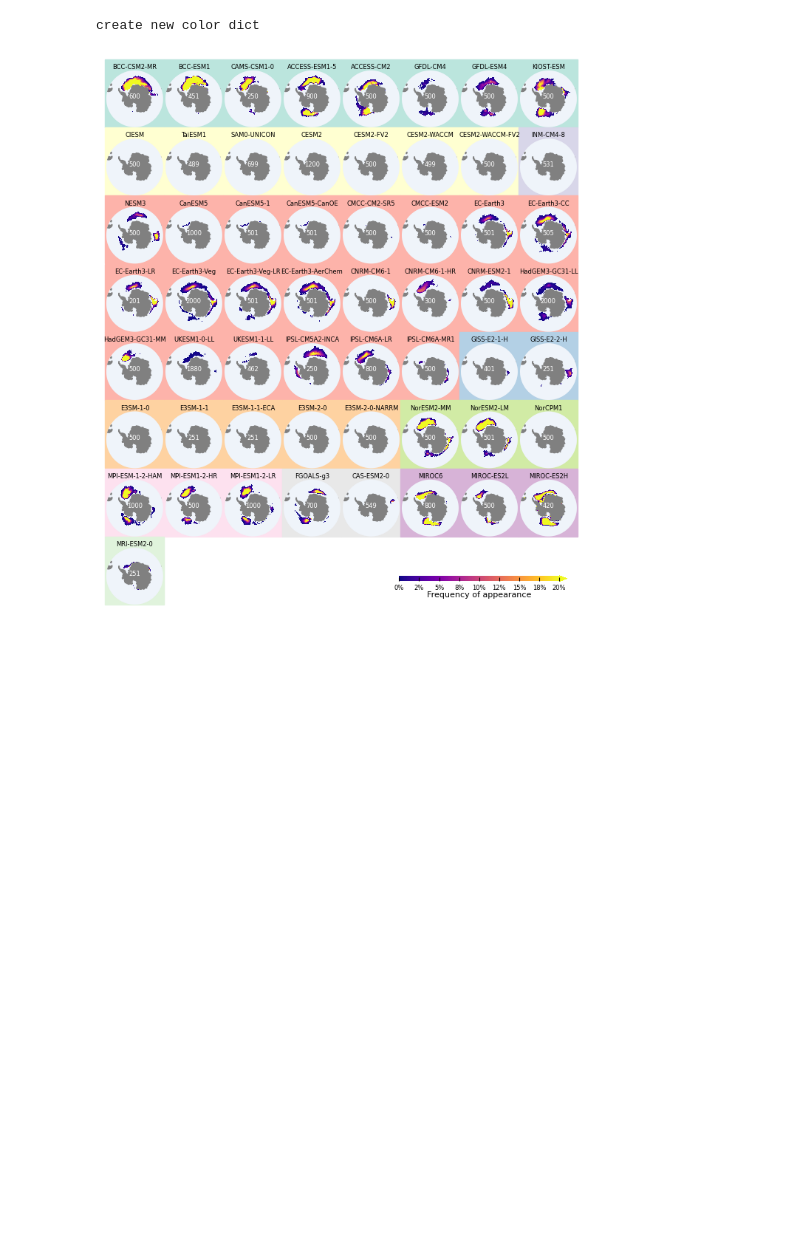
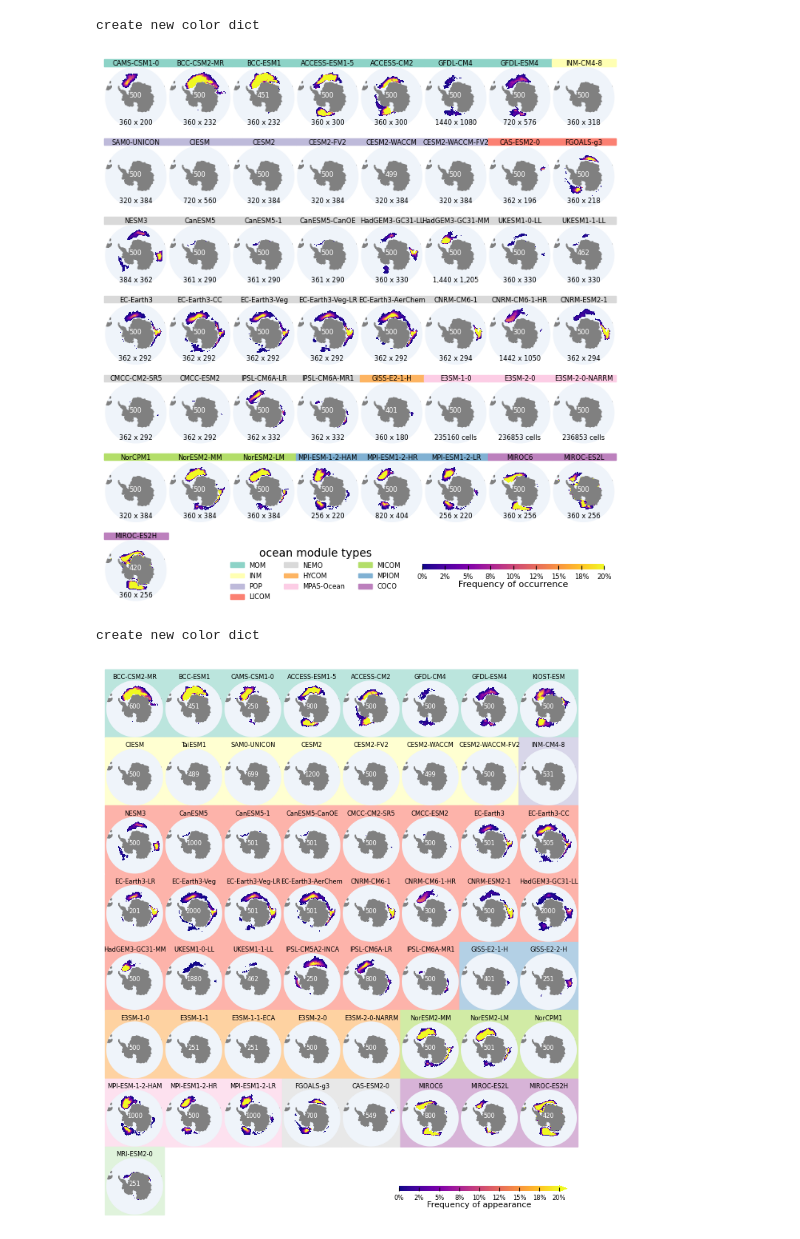
Before and after one commit to shunzi-work/SouthernOceanPolynya, a Jupyter notebook: MLDPlot.ipynb, the cells around one changed output. Cells and saved outputs as stored; diff of their text form; code cells hidden in the pictures; blank space fills up the shorter version.

```diff
--- a/MLDPlot.ipynb
+++ b/MLDPlot.ipynb
@@ -10,25 +41,30 @@ datapd = pd.read_csv('List_model.csv')
 # %%
-def plot_convection_maps(datapd, p_ice, colors, ice_threshold, typename='type_ice', titleonly=True, resotext=False, lighten =1, figsize=(6.5,7.5)):
+def plot_convection_maps(datapd, p_mld, p_mlotst, colors, typename='type', titleonly=True, resotext=True, lighten =1, figsize=(6.5,7)):
     fig = plt.figure(figsize=figsize)
     n = 0
     color_dict = create_new_color_dict(colors, datapd, typename, lighten = lighten)
     for i in range(0, len(datapd)):
         name = datapd.at[i, 'source_id']
         t = datapd.at[i, typename]
-        pltx, plty, plt_icemax, plt_polynya, timelength = get_icemax_polynya(name, p_ice, ice_threshold)
+        pltx, plty, plt_mld, timelength = get_mld(name, p_mld, p_mlotst)
         n = n + 1
         if resotext:
             reso_text = str(datapd.at[i, 'resolution'])
         else:
             reso_text = None
-        im, im2 = add_supplot_icepolynya(fig, n, name, color_dict[t], titleonly, reso_text, pltx,plty,plt_icemax,plt_polynya, timelength)
+        im = add_subplot_mld(fig, n, name, color_dict[t], titleonly, reso_text, pltx, plty, plt_mld, timelength)
         gc.collect()
-    add_cbars(fig, im, im2)
-    add_type_color_legend(fig, list(color_dict.keys()),  list(color_dict.values()), 'sea ice module types')
-    text_threshold = str(ice_threshold) + '%'
-    fig.text(0.15,0.06, text_threshold)
-    figsavename = 'Figures/polynya_maps_'+ str(ice_threshold) + '.png'
-    fig.savefig(figsavename, dpi = 300)
+    add_cbar(fig, [0.62, 0.08, 0.35, 0.01], im, 'Frequency of occurrence', format_percent = True)
+    add_type_color_legend(fig, list(color_dict.keys()),  list(color_dict.values()), 'ocean module types')
+    fig.savefig("DeepConvectionMaps.png", dpi = 300)
+# %%
+p_mlotst = "../../SO_data/data_mlotst/"
+p_mld = "../../SO_data/data_mld/"
+colors = ['#8dd3c7','#ffffb3','#bebada','#fb8072','#d9d9d9','#fdb462','#fccde5','#b3de69','#80b1d3','#bc80bd','#ccebc5']
+plot_convection_maps(datapd, p_mld, p_mlotst, colors, typename='type')
+# %% [output]
+create new color dict
+[figure, added]
 # %%
 # new color from https://colorbrewer2.org/
 colors = ['#8dd3c7','#ffffb3','#bebada','#fb8072','#d9d9d9','#fdb462','#fccde5','#b3de69','#80b1d3','#bc80bd','#ccebc5']
```
Also changed, not shown: parts of 1 cell of this notebook, 15 other files.
